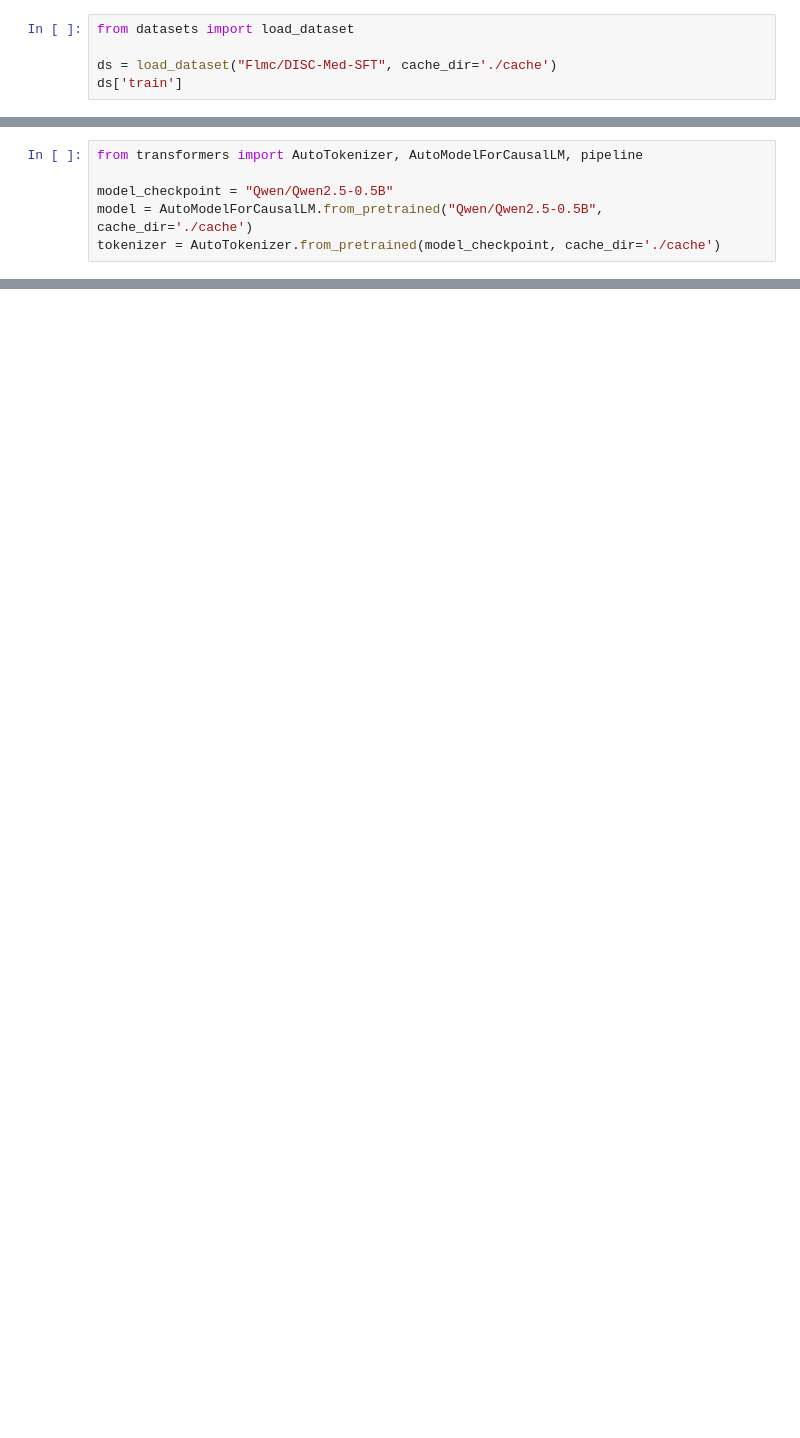
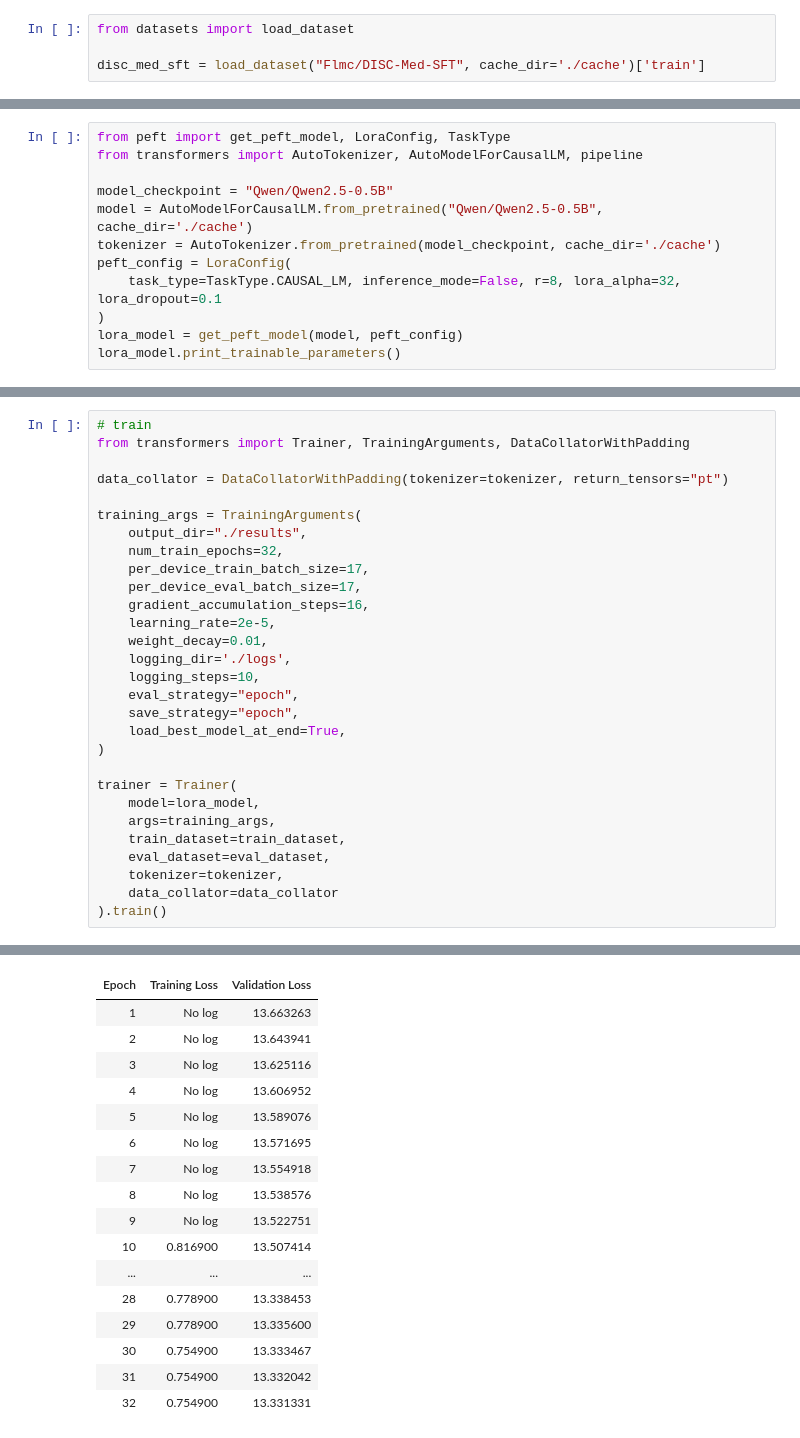
Before and after one commit to vortezwohl/MedicalQwen, a Jupyter notebook: lora_sft.ipynb, the cells around one changed output, grey strips where cells are left out. Saved outputs shown, nothing was run; the diff lists cells and outputs as text; blank space fills up the shorter version.

```diff
--- a/lora_sft.ipynb
+++ b/lora_sft.ipynb
@@ -1,5 +1,4 @@
 # %%
 from datasets import load_dataset
 
-ds = load_dataset("Flmc/DISC-Med-SFT", cache_dir='./cache')
-ds['train']
+disc_med_sft = load_dataset("Flmc/DISC-Med-SFT", cache_dir='./cache')['train']
@@ -11,6 +59,12 @@ Dataset({
 # %%
+from peft import get_peft_model, LoraConfig, TaskType
 from transformers import AutoTokenizer, AutoModelForCausalLM, pipeline
 
 model_checkpoint = "Qwen/Qwen2.5-0.5B"
 model = AutoModelForCausalLM.from_pretrained("Qwen/Qwen2.5-0.5B", cache_dir='./cache')
 tokenizer = AutoTokenizer.from_pretrained(model_checkpoint, cache_dir='./cache')
+peft_config = LoraConfig(
+    task_type=TaskType.CAUSAL_LM, inference_mode=False, r=8, lora_alpha=32, lora_dropout=0.1
+)
+lora_model = get_peft_model(model, peft_config)
+lora_model.print_trainable_parameters()
@@ -40,0 +139,30 @@ trainable params: 540,672 || all params: 494,573,440 || trainable%: 0.1093
+# %%
+# train
+from transformers import Trainer, TrainingArguments, DataCollatorWithPadding
+
+data_collator = DataCollatorWithPadding(tokenizer=tokenizer, return_tensors="pt")
+
+training_args = TrainingArguments(
+    output_dir="./results",
+    num_train_epochs=32,
+    per_device_train_batch_size=17,
+    per_device_eval_batch_size=17,
+    gradient_accumulation_steps=16,
+    learning_rate=2e-5,
+    weight_decay=0.01,
+    logging_dir='./logs',
+    logging_steps=10,
+    eval_strategy="epoch",
+    save_strategy="epoch",
+    load_best_model_at_end=True,
+)
+
+trainer = Trainer(
+    model=lora_model,
+    args=training_args,
+    train_dataset=train_dataset,
+    eval_dataset=eval_dataset,
+    tokenizer=tokenizer,
+    data_collator=data_collator
+).train()
+# %% [output]
@@ -40,0 +170,17 @@ trainable params: 540,672 || all params: 494,573,440 || trainable%: 0.1093
+| Epoch | Training Loss | Validation Loss |
+| 1 | No log | 13.663263 |
+| 2 | No log | 13.643941 |
+| 3 | No log | 13.625116 |
+| 4 | No log | 13.606952 |
+| 5 | No log | 13.589076 |
+| 6 | No log | 13.571695 |
+| 7 | No log | 13.554918 |
+| 8 | No log | 13.538576 |
+| 9 | No log | 13.522751 |
+| 10 | 0.816900 | 13.507414 |
+| ... | ... | ... |
+| 28 | 0.778900 | 13.338453 |
+| 29 | 0.778900 | 13.335600 |
+| 30 | 0.754900 | 13.333467 |
+| 31 | 0.754900 | 13.332042 |
+| 32 | 0.754900 | 13.331331 |
```
Also changed, not shown: parts of 11 cells of this notebook, 4 other files.
